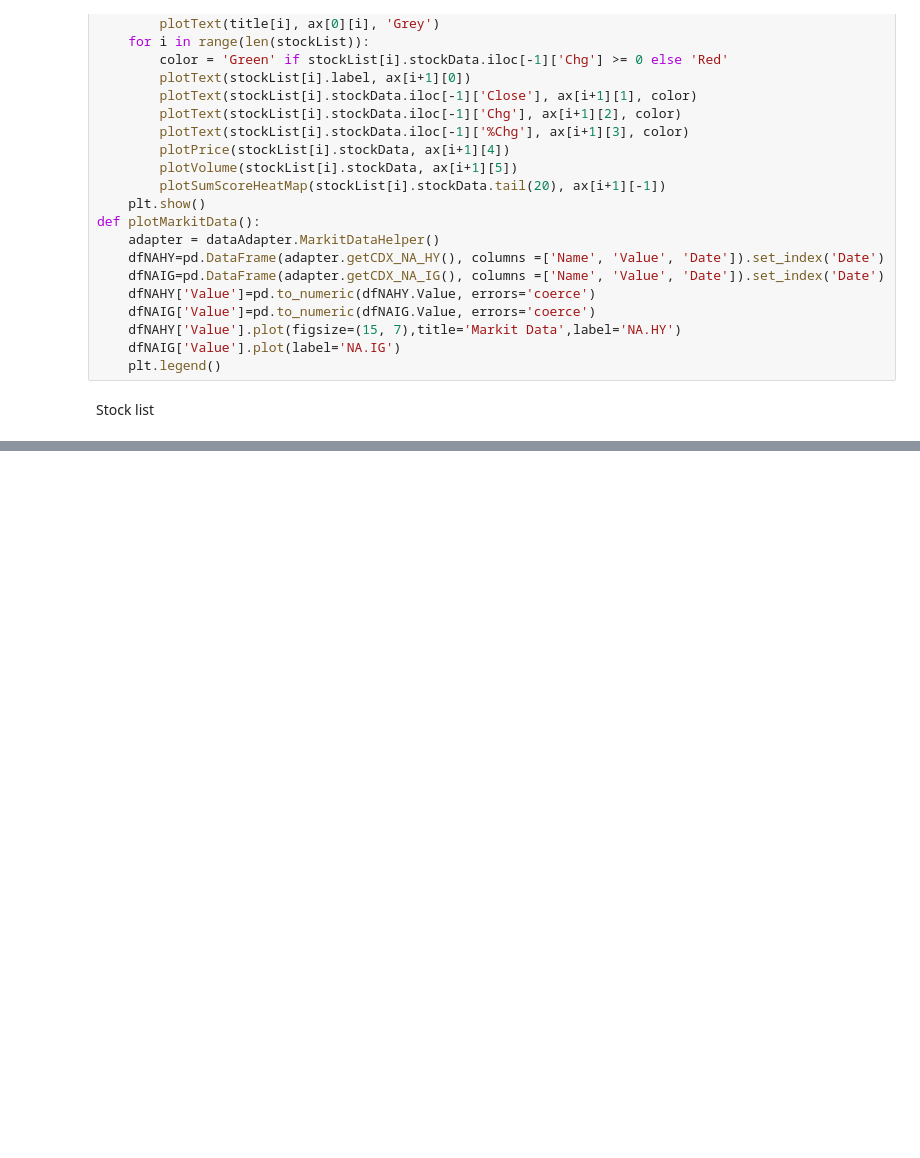
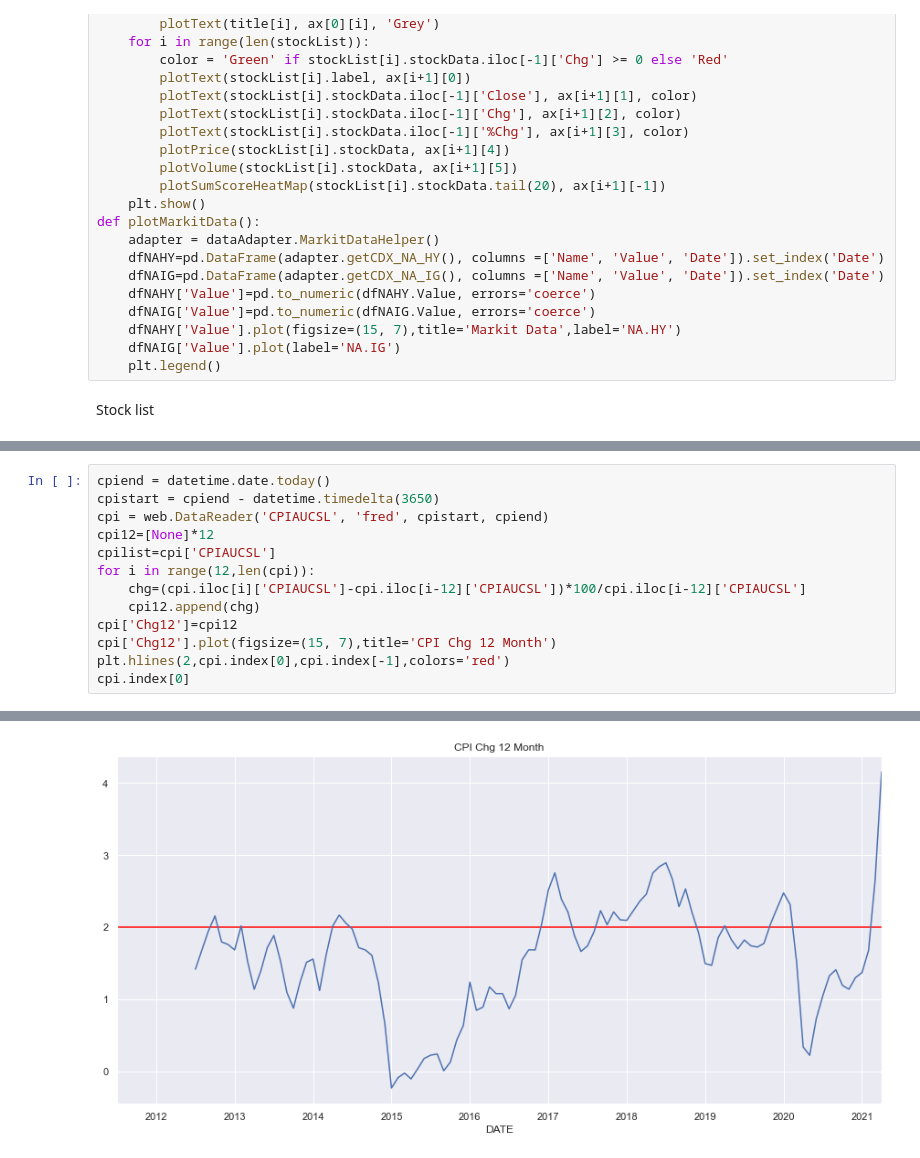
Before and after one commit to YuyuLin1003/stock_analysis, a Jupyter notebook: stock.ipynb, the cells around one changed output, grey strips where cells are left out. Saved outputs shown, nothing was run; the diff lists cells and outputs as text; blank space fills up the shorter version.

Commit message:
add cpi data and ploy

```diff
--- a/stock.ipynb
+++ b/stock.ipynb
@@ -325,0 +326,14 @@ plotMarkitData()
+# %%
+cpiend = datetime.date.today()
+cpistart = cpiend - datetime.timedelta(3650)
+cpi = web.DataReader('CPIAUCSL', 'fred', cpistart, cpiend)
+cpi12=[None]*12
+cpilist=cpi['CPIAUCSL']
+for i in range(12,len(cpi)):
+    chg=(cpi.iloc[i]['CPIAUCSL']-cpi.iloc[i-12]['CPIAUCSL'])*100/cpi.iloc[i-12]['CPIAUCSL']
+    cpi12.append(chg)
+cpi['Chg12']=cpi12
+cpi['Chg12'].plot(figsize=(15, 7),title='CPI Chg 12 Month')
+plt.hlines(2,cpi.index[0],cpi.index[-1],colors='red')
+cpi.index[0]
+# %% [output]
@@ -325,0 +341 @@ plotMarkitData()
+[figure, added]
```
Also changed, not shown: parts of 7 cells of this notebook.
